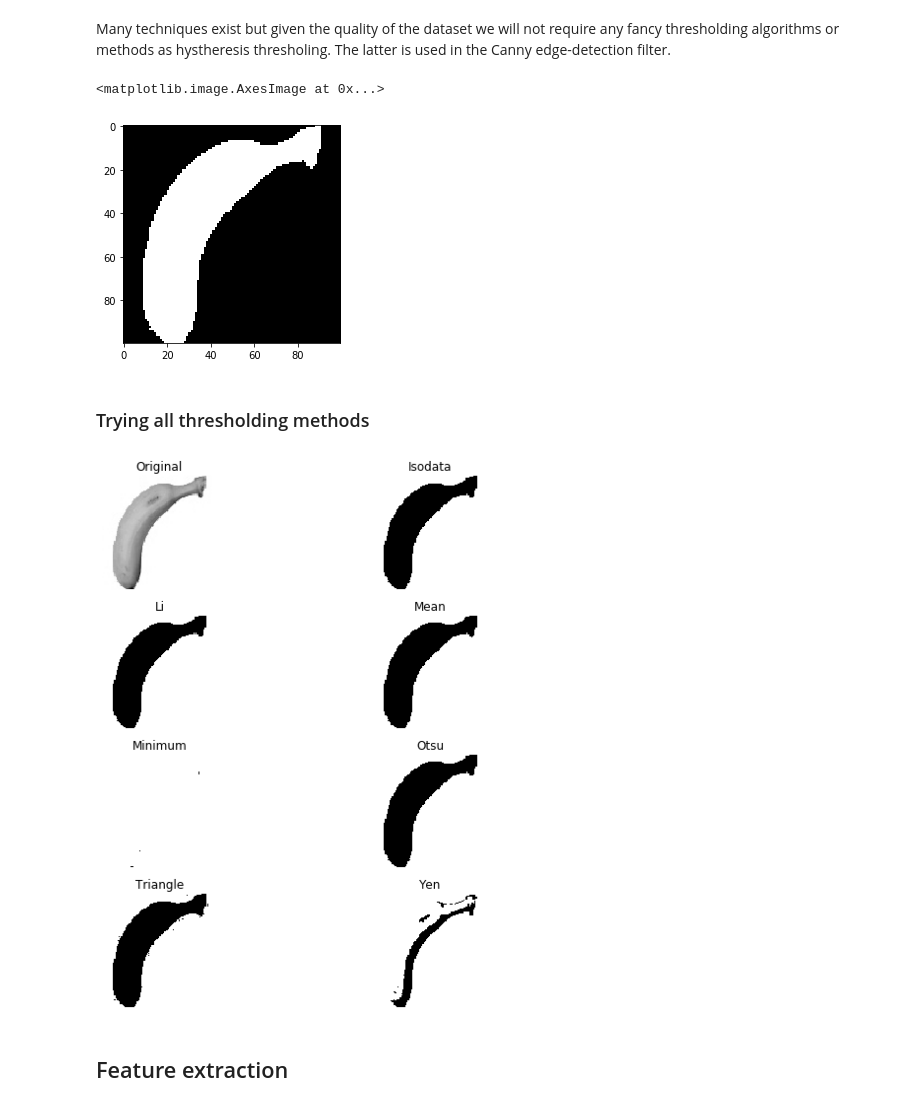
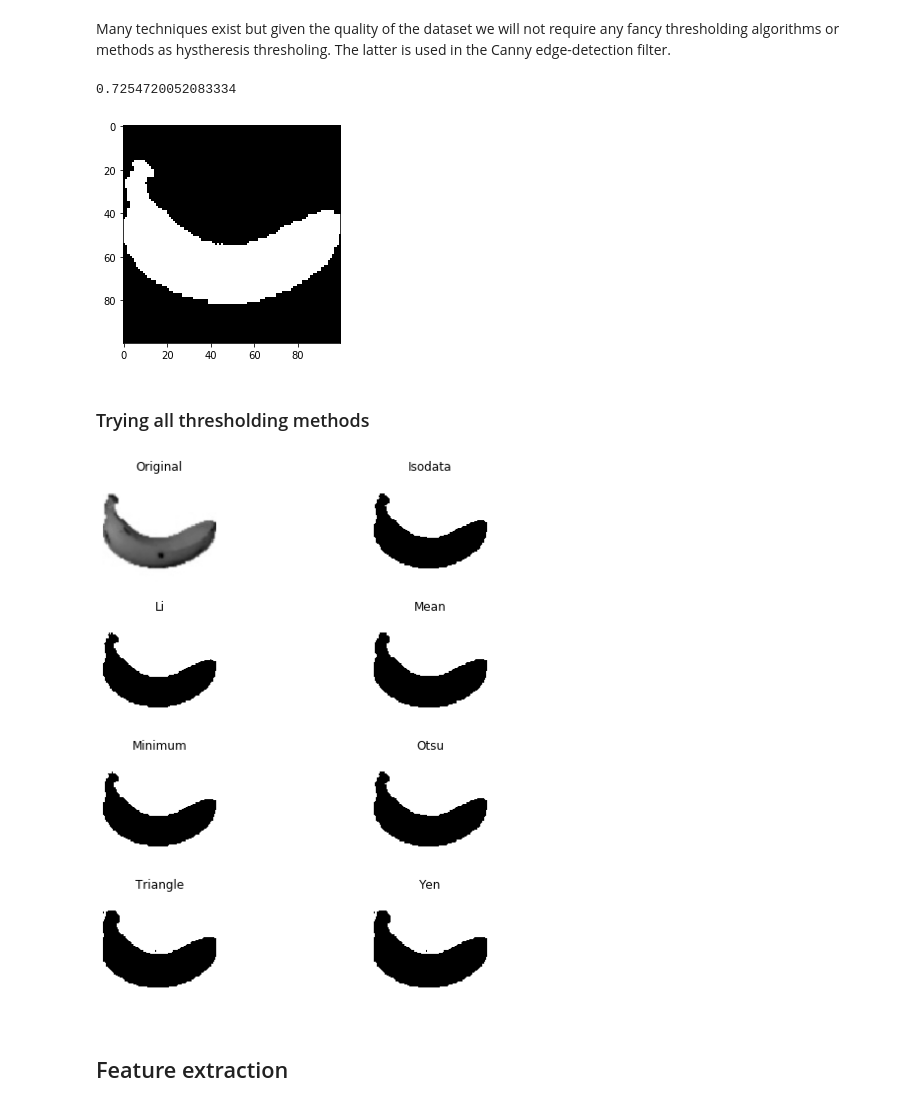
Before and after one commit to GinoAvanzini/fruit-sorter, a Jupyter notebook: src/scikit_image_testbench.ipynb, the cells around one changed output. Drawn from its saved outputs; the diff is of its cells as text; code cells hidden in the pictures.

```diff
--- a/src/scikit_image_testbench.ipynb
+++ b/src/scikit_image_testbench.ipynb
@@ -15,13 +15,14 @@ path = '/home/gino/Desktop/fruits-360_dataset/'
 def img_grayscale(image):
     return io.imread(image, as_gray=True)
 
-banana_collection = io.ImageCollection([path + 'fruits-360/Training/Banana/*.jpg', path + 'fruits-360/Training/Banana Lady Finger/*.jpg'], load_func=img_grayscale)
+#banana_collection = io.ImageCollection([path + 'fruits-360/Training/Banana/*.jpg', path + 'fruits-360/Training/Banana Lady Finger/*.jpg'], load_func=img_grayscale)
+banana_collection = io.ImageCollection(path + 'fruits-360/Training/Banana/*.jpg', load_func=img_grayscale)
 orange_collection = io.ImageCollection(path + 'fruits-360/Training/Orange/*.jpg', load_func=img_grayscale)
 lemon_collection = io.ImageCollection(path + 'fruits-360/Training/Lemon/*.jpg', load_func=img_grayscale)
 
 fig, (ax0, ax1, ax2) = plt.subplots(nrows=1, ncols=3, figsize=(10, 10))
 
-sample_banana = banana_collection[0]
+sample_banana = banana_collection[50]
 ax0.imshow(sample_banana, cmap='gray')
 ax1.imshow(orange_collection[0], cmap='gray')
 ax2.imshow(lemon_collection[1], cmap='gray')
@@ -108,20 +108,27 @@ Many techniques exist but given the quality of the dataset we will not require a
 # %%
 # Threshold value. Can be obtained algorithmically
 threshold = .9
 
 thresholded_banana = sample_banana < threshold
+plt.imshow(thresholded_banana, cmap='gray')
 
+
+threshold = filters.threshold_otsu(sample_banana)
+
+thresholded_banana = sample_banana < threshold
 plt.imshow(thresholded_banana, cmap='gray')
+
+print(threshold)
 # %% [output]
-<matplotlib.image.AxesImage at 0x...>
+0.7254720052083334
-[figure, old version]
+[figure, new version]
 # %% [markdown]
 ### Trying all thresholding methods
 # %%
-fig, ax = filters.try_all_threshold(sample_banana, figsize=(10, 8), verbose=False)
+fig, ax = filters.try_all_threshold(filters.gaussian(sample_banana, sigma=.5), figsize=(10, 8), verbose=False)
 plt.show()
 # %% [output]
-[figure, old version]
+[figure, new version]
 # %% [markdown]
 ## Feature extraction
 # %% [markdown]
```
Also changed, not shown: parts of 23 cells of this notebook, 1 other file.
